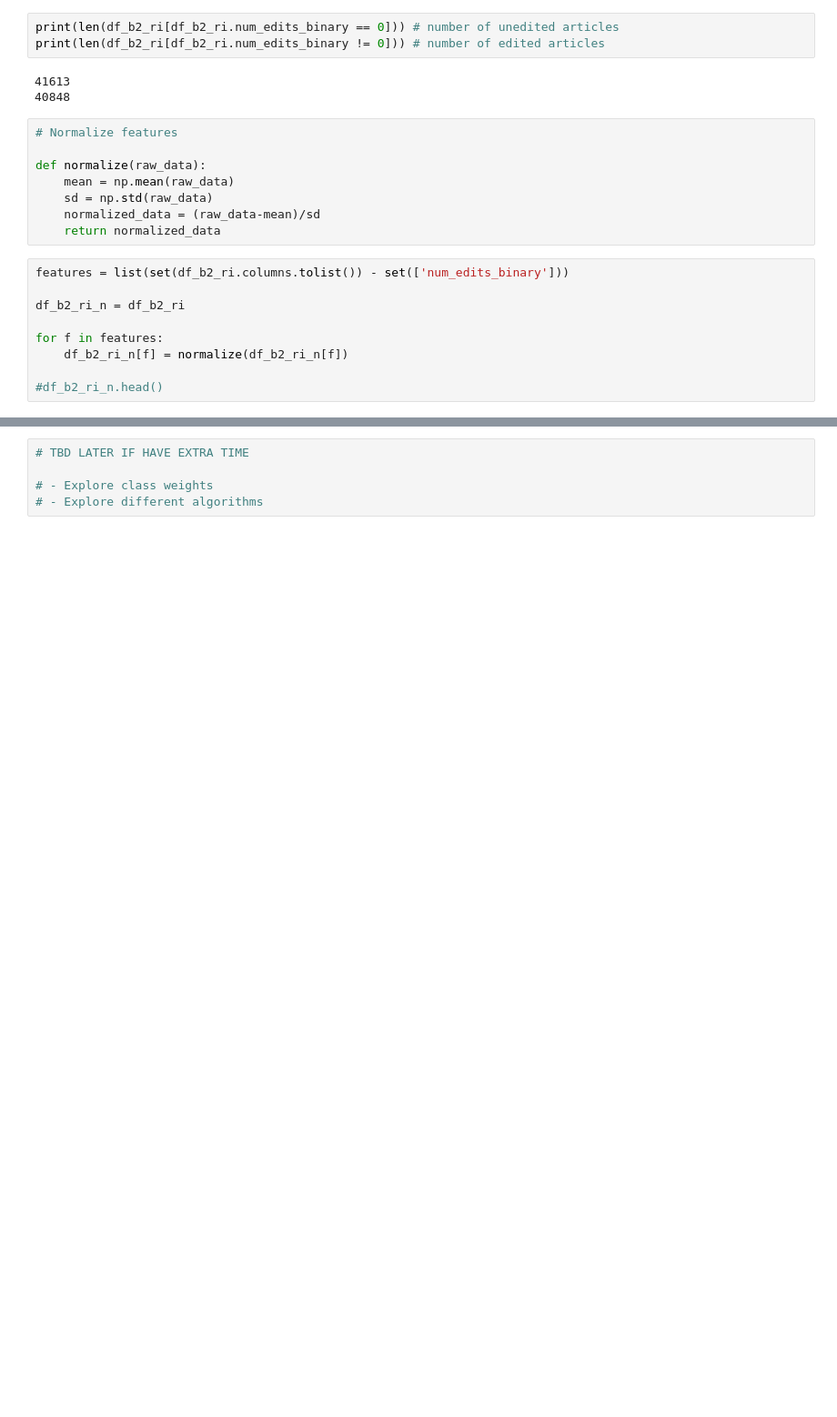
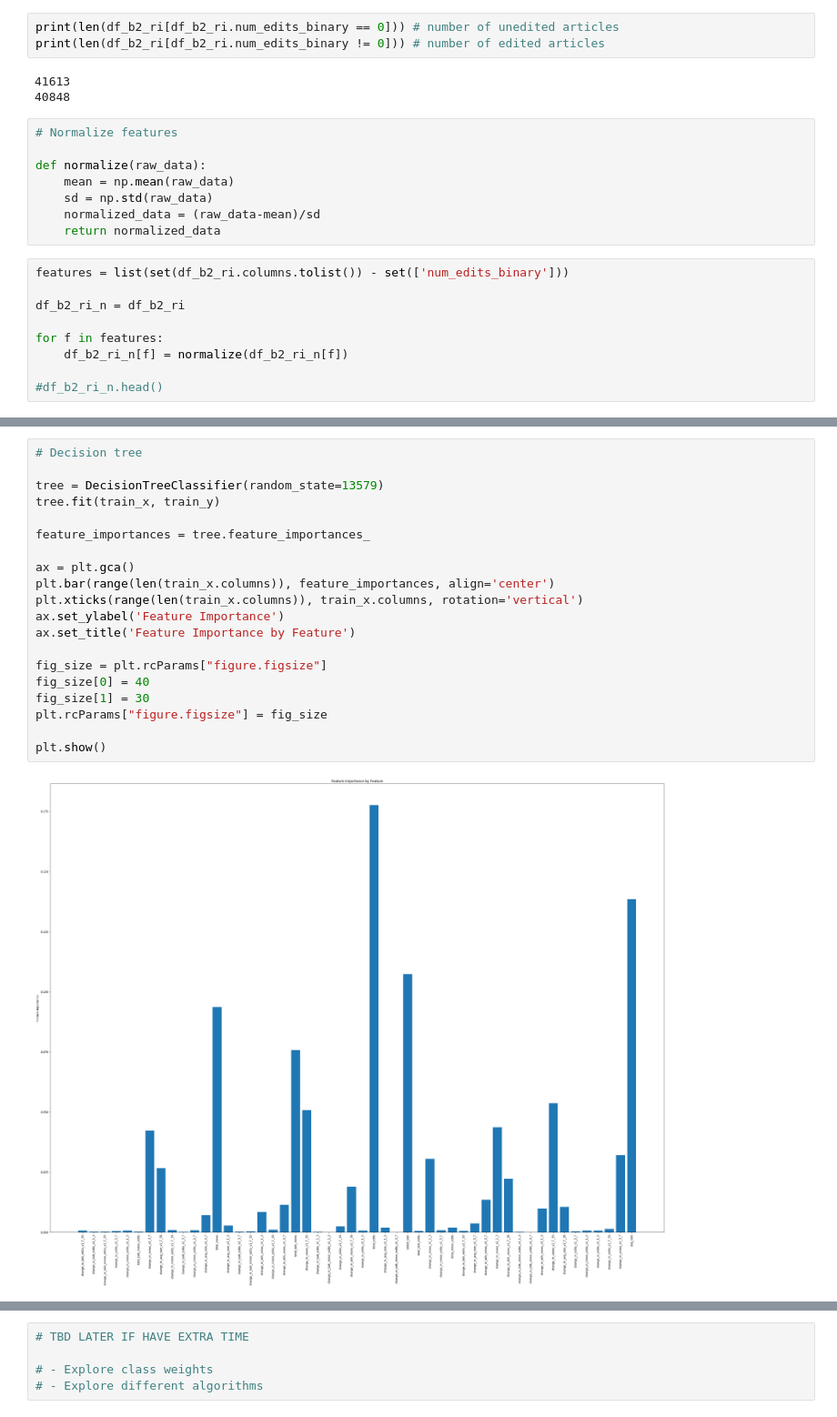
Before and after one commit to FajneFarita/Looking-for-a-Needle-in-a-Haystack-Predicting-Wikipedia-Edits, a Jupyter notebook: data/final/fall-2017-info-251-final-project-analysis-nnu.ipynb, the cells around one changed output, grey strips where cells are left out. Shown at 91% size. Cells and saved outputs as stored; diff of their text form; blank space fills up the shorter version.

Commit message:
updated analysis code to include feature importances

```diff
--- a/data/final/fall-2017-info-251-final-project-analysis-nnu.ipynb
+++ b/data/final/fall-2017-info-251-final-project-analysis-nnu.ipynb
@@ -814,0 +985,22 @@ Test ROC AUC is: 0.782535889597
+# %%
+# Decision tree
+
+tree = DecisionTreeClassifier(random_state=13579)
+tree.fit(train_x, train_y)
+
+feature_importances = tree.feature_importances_
+
+ax = plt.gca()
+plt.bar(range(len(train_x.columns)), feature_importances, align='center')
+plt.xticks(range(len(train_x.columns)), train_x.columns, rotation='vertical')
+ax.set_ylabel('Feature Importance')
+ax.set_title('Feature Importance by Feature')
+
+fig_size = plt.rcParams["figure.figsize"]
+fig_size[0] = 40
+fig_size[1] = 30
+plt.rcParams["figure.figsize"] = fig_size
+
+plt.show()
+# %% [output]
+[figure, added]
```
Also changed, not shown: parts of 31 cells of this notebook, 2 other files.
